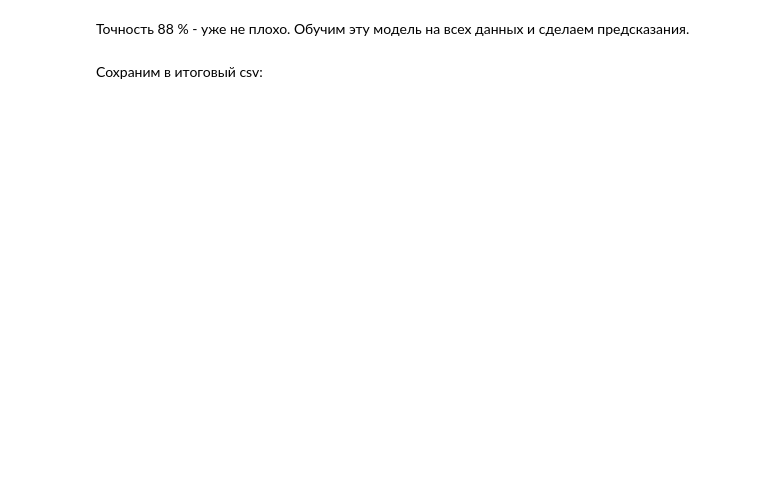
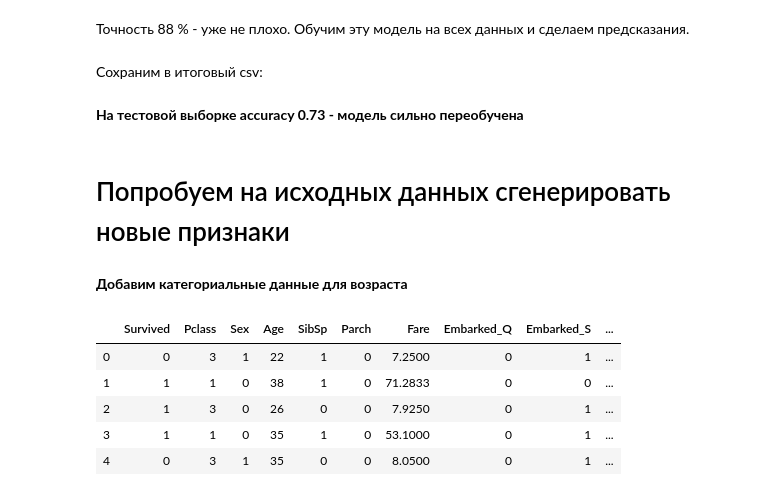
Before and after one commit to rusantsovsv/my_kaggle, a Jupyter notebook: titanic/titanic.ipynb, the cells around one changed output. Saved outputs shown, nothing was run; the diff lists cells and outputs as text; code cells hidden in the pictures; blank space fills up the shorter version.

```diff
--- a/titanic/titanic.ipynb
+++ b/titanic/titanic.ipynb
@@ -536,3 +537,9 @@ new_file = pd.DataFrame(res_pass, columns=['PassengerId'])
 new_file['Survived'] = result_predict
 # %%
 new_file.to_csv('result.csv', index=False)
+# %% [markdown]
+**На тестовой выборке accuracy 0.73 - модель сильно переобучена**
+# %% [markdown]
+# Попробуем на исходных данных сгенерировать новые признаки
+# %% [markdown]
+**Добавим категориальные данные для возраста**
@@ -538,0 +554,10 @@ new_file.to_csv('result.csv', index=False)
+# %%
+df_train_1, df_test_1 = get_age_category(train), get_age_category(test)
+df_train_1.head()
+# %% [output]
+|  | Survived | Pclass | Sex | Age | SibSp | Parch | Fare | Embarked_Q | Embarked_S | ... |
+| 0 | 0 | 3 | 1 | 22 | 1 | 0 | 7.2500 | 0 | 1 | ... |
+| 1 | 1 | 1 | 0 | 38 | 1 | 0 | 71.2833 | 0 | 0 | ... |
+| 2 | 1 | 3 | 0 | 26 | 0 | 0 | 7.9250 | 0 | 1 | ... |
+| 3 | 1 | 1 | 0 | 35 | 1 | 0 | 53.1000 | 0 | 1 | ... |
+| 4 | 0 | 3 | 1 | 35 | 0 | 0 | 8.0500 | 0 | 1 | ... |
```
Also changed, not shown: parts of 49 cells of this notebook, 5 other files.
